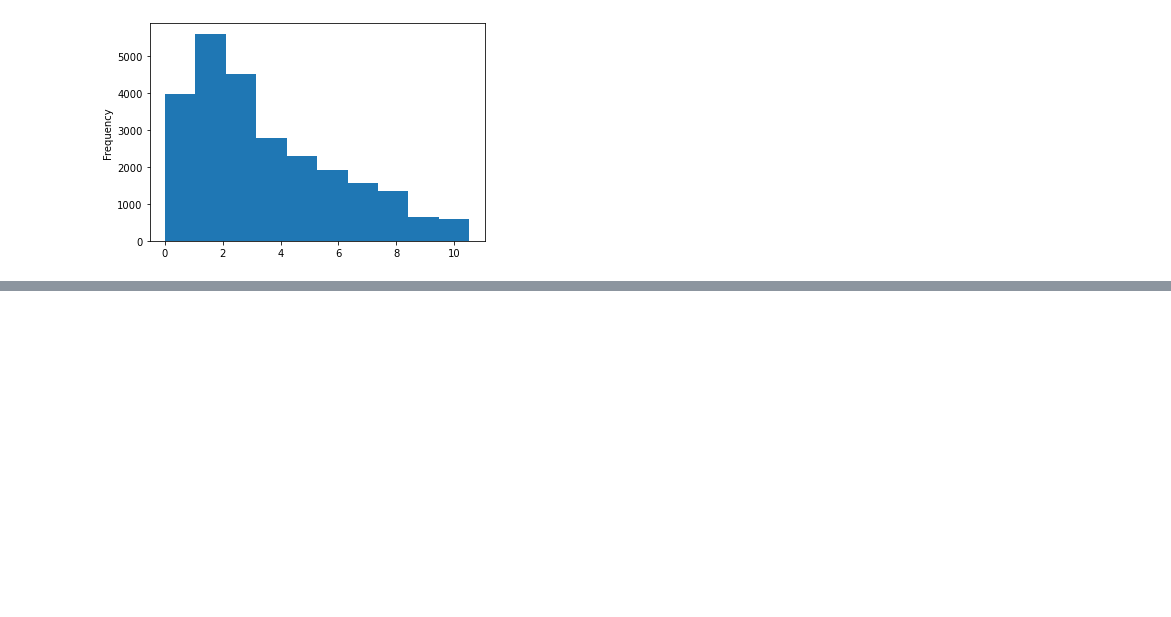
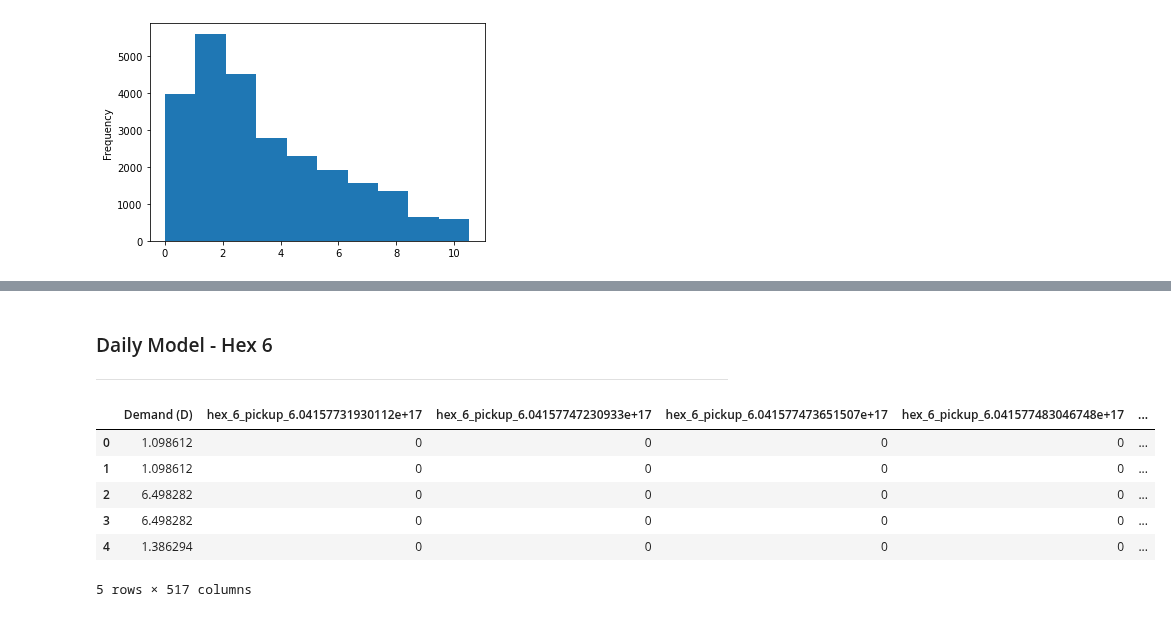
Before and after one commit to SepehrRad/aaa21, a Jupyter notebook: notebooks/prediction_svm.ipynb, the cells around one changed output, grey strips where cells are left out. Saved outputs shown, nothing was run; the diff lists cells and outputs as text; code cells hidden in the pictures; blank space fills up the shorter version.

```diff
--- a/notebooks/prediction_svm.ipynb
+++ b/notebooks/prediction_svm.ipynb
@@ -273,0 +198,23 @@ results[results["rank_test_score"]<10]
+# %% [markdown]
+### Daily Model - Hex 6
+---
+# %%
+#Log transformation
+daily_demand_hex_6['Demand (D)'] = np.log(daily_demand_hex_6['Demand (D)'])
+# %%
+#Train - Validation - Test Split
+train_data, val_data, test_data = prediction_svm.split_data_sets_for_svm(daily_demand_hex_6,
+                                                                         temporal_resolution='D',
+                                                                         test_size=0.2,
+                                                                         validation_size=0.2)
+# %%
+#Augmented data
+train_data.head(5)
+# %% [output]
+|  | Demand (D) | hex_6_pickup_6.04157731930112e+17 | hex_6_pickup_6.04157747230933e+17 | hex_6_pickup_6.041577473651507e+17 | hex_6_pickup_6.041577483046748e+17 | ... |
+| 0 | 1.098612 | 0 | 0 | 0 | 0 | ... |
+| 1 | 1.098612 | 0 | 0 | 0 | 0 | ... |
+| 2 | 6.498282 | 0 | 0 | 0 | 0 | ... |
+| 3 | 6.498282 | 0 | 0 | 0 | 0 | ... |
+| 4 | 1.386294 | 0 | 0 | 0 | 0 | ... |
+5 rows × 517 columns
```
Also changed, not shown: parts of 30 cells of this notebook, 1 other file.
